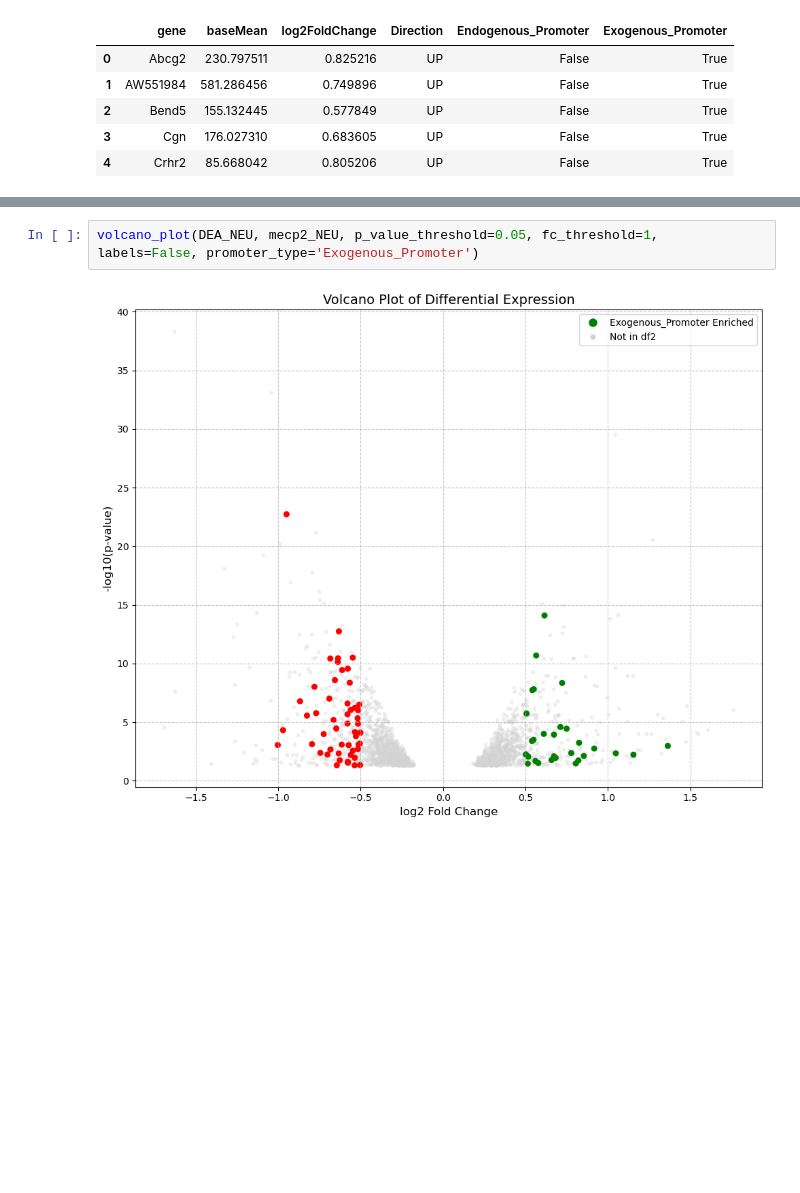
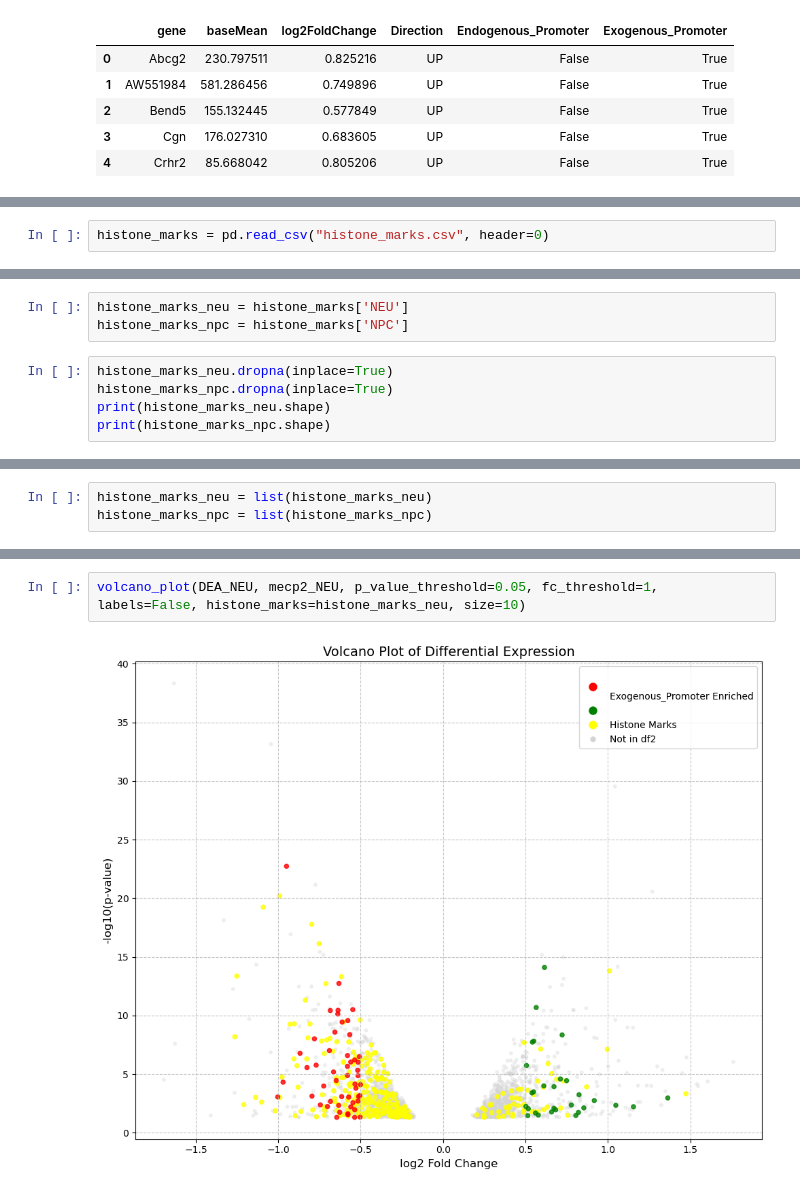
Before and after one commit to michal7kw/SRF_MECP2, a Jupyter notebook: volcano.ipynb, the cells around one changed output, grey strips where cells are left out. Saved outputs shown, nothing was run; the diff lists cells and outputs as text; blank space fills up the shorter version.

Commit message:
volcano plots with histone marks and ontlogy

```diff
--- a/volcano.ipynb
+++ b/volcano.ipynb
@@ -66,0 +73,2 @@ mecp2_NEU.head()
+# %%
+histone_marks = pd.read_csv("histone_marks.csv", header=0)
@@ -66,0 +84,8 @@ mecp2_NEU.head()
+# %%
+histone_marks_neu = histone_marks['NEU']
+histone_marks_npc = histone_marks['NPC']
+# %%
+histone_marks_neu.dropna(inplace=True)
+histone_marks_npc.dropna(inplace=True)
+print(histone_marks_neu.shape)
+print(histone_marks_npc.shape)
@@ -66,0 +95,3 @@ mecp2_NEU.head()
+# %%
+histone_marks_neu = list(histone_marks_neu)
+histone_marks_npc = list(histone_marks_npc)
@@ -148,7 +202,7 @@ def volcano_plot(df1, df2, p_value_threshold=0.05, fc_threshold=1, labels=True,
 
     plt.show()
 # %%
-volcano_plot(DEA_NEU, mecp2_NEU, p_value_threshold=0.05, fc_threshold=1, labels=False, promoter_type='Exogenous_Promoter')
+volcano_plot(DEA_NEU, mecp2_NEU, p_value_threshold=0.05, fc_threshold=1, labels=False, histone_marks=histone_marks_neu, size=10)
 # %% [output]
-[figure, old version]
+[figure, new version]
 # %%
```
Also changed, not shown: parts of 12 cells of this notebook, 10 other files.
